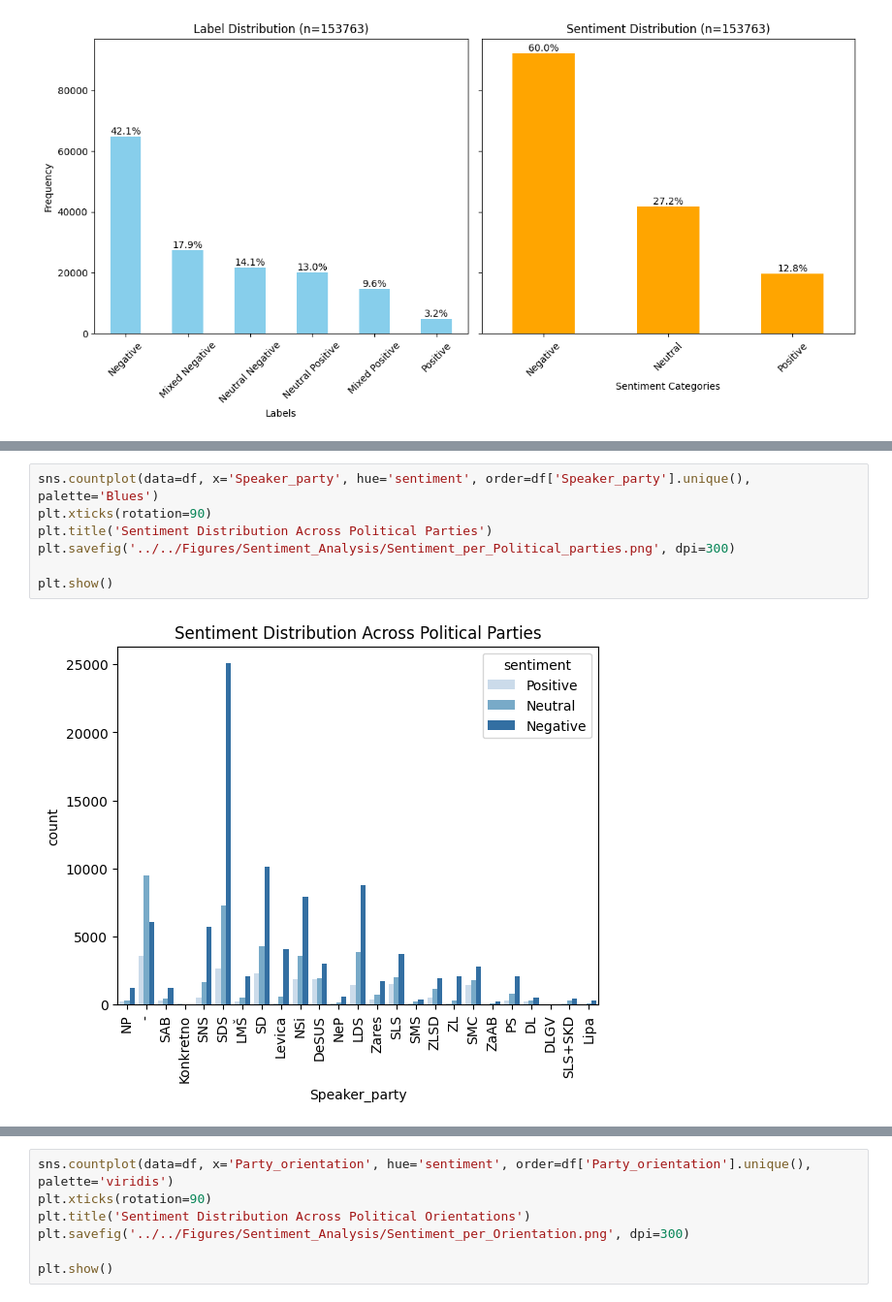
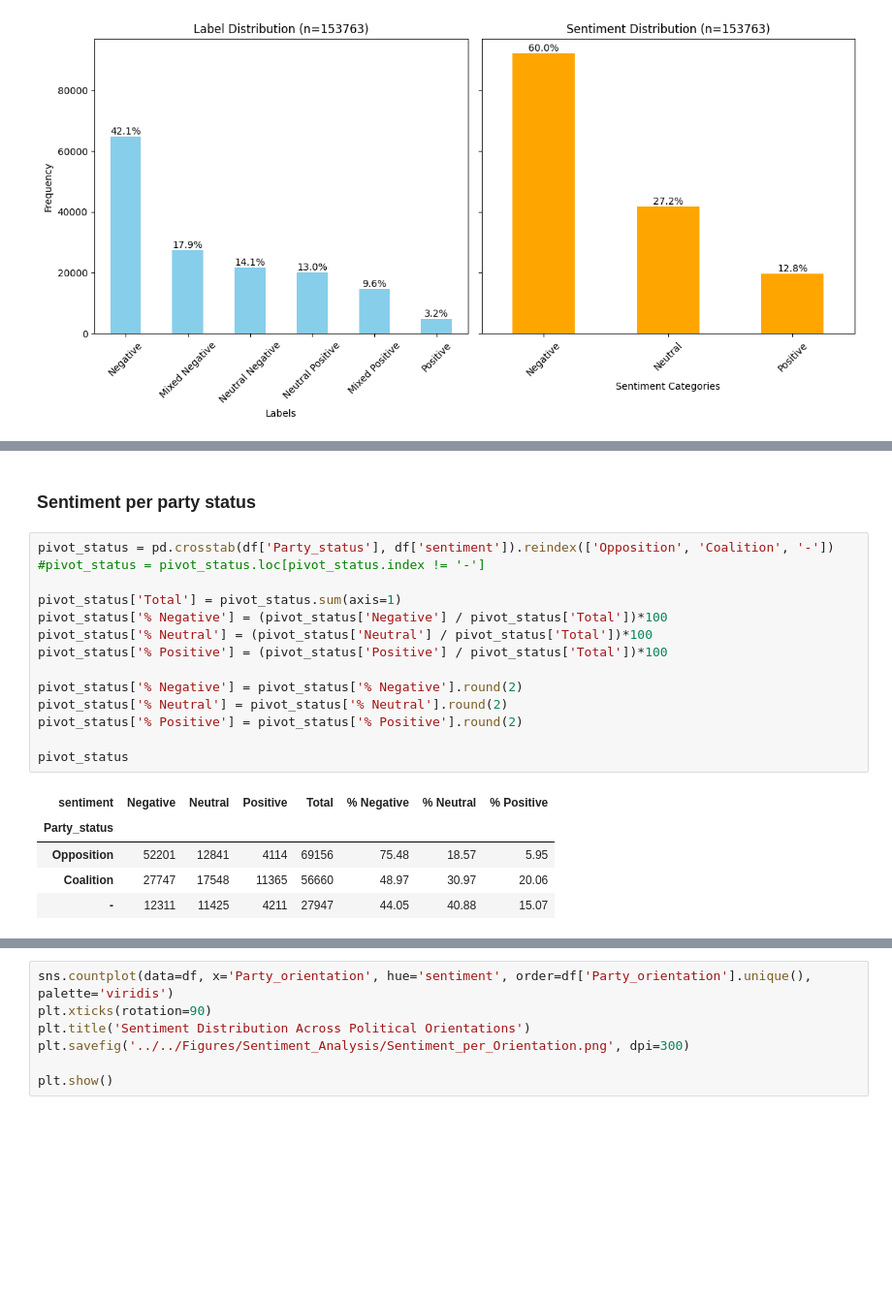
Before and after one commit to katjameden/ParlaMint_Sentiment, a Jupyter notebook: Aggregation/Notebooks/Sentiment_Analysis/Analysis.ipynb, the cells around one changed output, grey strips where cells are left out. Shown at 97% size. Cells and saved outputs as stored; diff of their text form; blank space fills up the shorter version.

```diff
--- a/Aggregation/Notebooks/Sentiment_Analysis/Analysis.ipynb
+++ b/Aggregation/Notebooks/Sentiment_Analysis/Analysis.ipynb
@@ -376,9 +371,22 @@ plt.show()
-# %%
-sns.countplot(data=df, x='Speaker_party', hue='sentiment', order=df['Speaker_party'].unique(), palette='Blues')
-plt.xticks(rotation=90)
-plt.title('Sentiment Distribution Across Political Parties')
-plt.savefig('../../Figures/Sentiment_Analysis/Sentiment_per_Political_parties.png', dpi=300)
-
-plt.show()
-# %% [output]
-[figure, removed]
+# %% [markdown]
+### Sentiment per party status
+# %%
+pivot_status = pd.crosstab(df['Party_status'], df['sentiment']).reindex(['Opposition', 'Coalition', '-'])
+#pivot_status = pivot_status.loc[pivot_status.index != '-']
+
+pivot_status['Total'] = pivot_status.sum(axis=1)
+pivot_status['% Negative'] = (pivot_status['Negative'] / pivot_status['Total'])*100
+pivot_status['% Neutral'] = (pivot_status['Neutral'] / pivot_status['Total'])*100
+pivot_status['% Positive'] = (pivot_status['Positive'] / pivot_status['Total'])*100
+
+pivot_status['% Negative'] = pivot_status['% Negative'].round(2)
+pivot_status['% Neutral'] = pivot_status['% Neutral'].round(2)
+pivot_status['% Positive'] = pivot_status['% Positive'].round(2)
+
+pivot_status
+# %% [output]
+| sentiment | Negative | Neutral | Positive | Total | % Negative | % Neutral | % Positive |
+| Party_status |  |  |  |  |  |  |  |
+| Opposition | 52201 | 12841 | 4114 | 69156 | 75.48 | 18.57 | 5.95 |
+| Coalition | 27747 | 17548 | 11365 | 56660 | 48.97 | 30.97 | 20.06 |
+| - | 12311 | 11425 | 4211 | 27947 | 44.05 | 40.88 | 15.07 |
```
Also changed, not shown: parts of 27 cells of this notebook, 7 other files.
